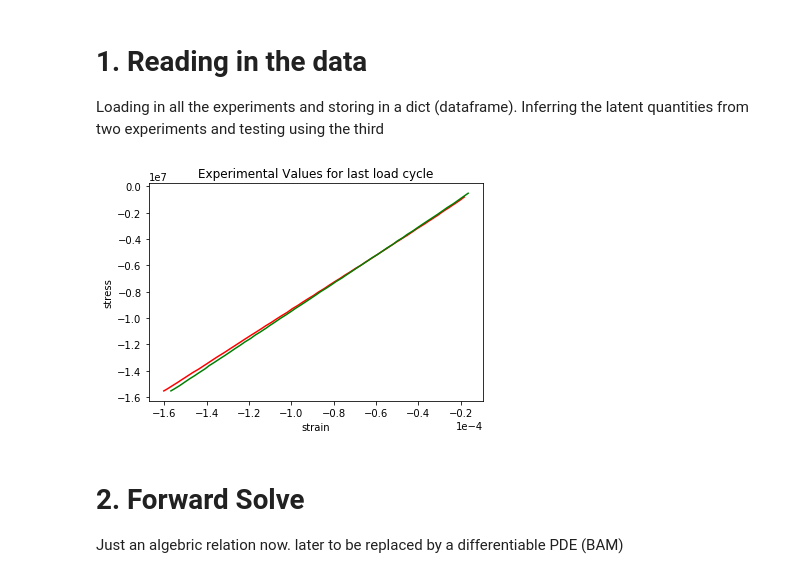
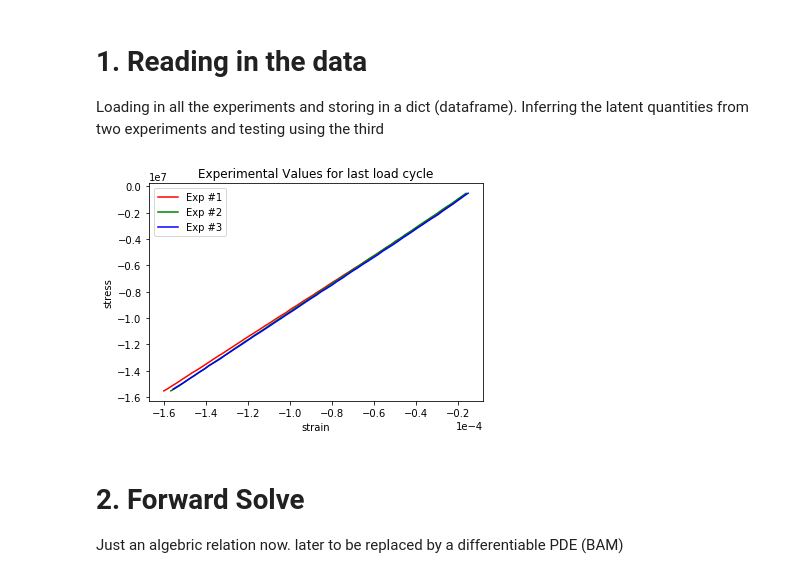
Before and after one commit to BAMresearch/bayem, a Jupyter notebook: Notebooks/Inference_Job_YoungsMod.ipynb, the cells around one changed output. Cells and saved outputs as stored; diff of their text form; code cells hidden in the pictures.

Commit message:
misc change to plot

```diff
--- a/Notebooks/Inference_Job_YoungsMod.ipynb
+++ b/Notebooks/Inference_Job_YoungsMod.ipynb
@@ -69,12 +69,14 @@ data_exps = pd.concat([data_exp1,data_exp2,data_exp3])
 # %%
 plt.plot(data_exp1['strain'],data_exp1['stress'],'r',label='Exp #1')
 plt.plot(data_exp2['strain'],data_exp2['stress'],'g',label='Exp #2')
+plt.plot(data_exp3['strain'],data_exp3['stress'],'b',label='Exp #3')
 plt.xlabel('strain')
 plt.ylabel('stress')
+plt.legend()
 plt.title('Experimental Values for last load cycle')
 plt.ticklabel_format(style='sci', axis='x', scilimits=(0,0))
 # %% [output]
-[figure, old version]
+[figure, new version]
 # %%
 
 plt.plot(data_exp1['s'],data_exp1['kN.1'],'r')
```
